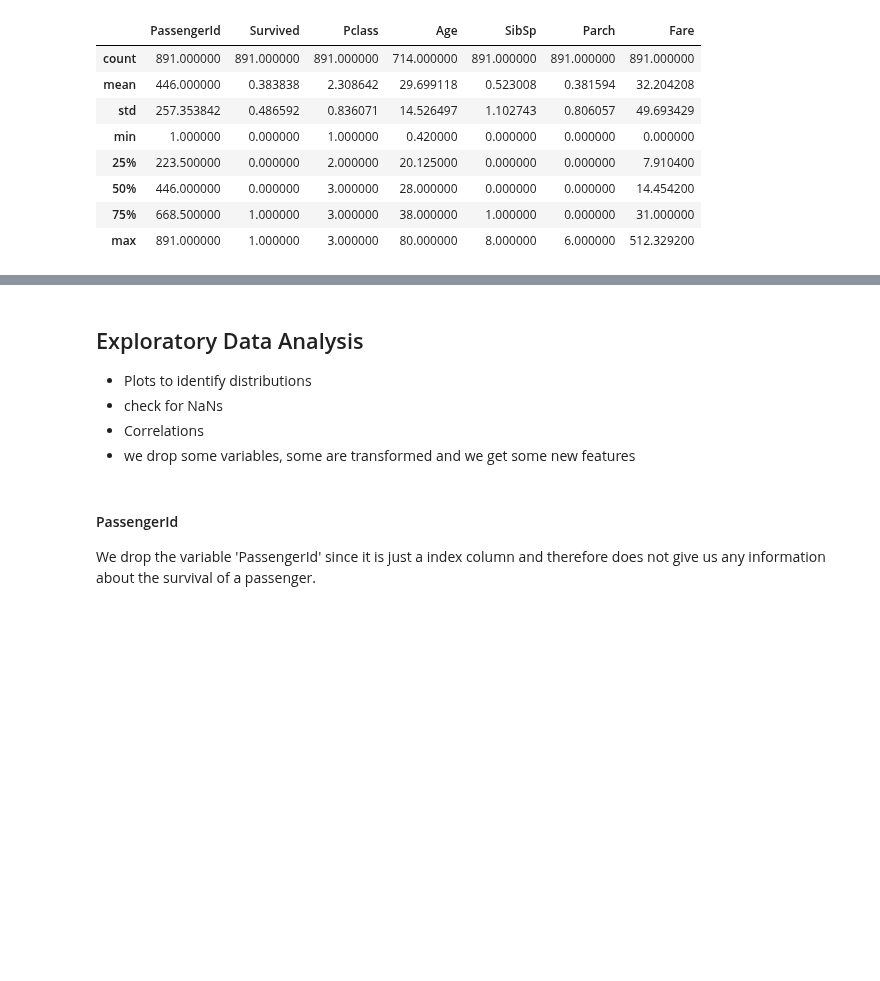
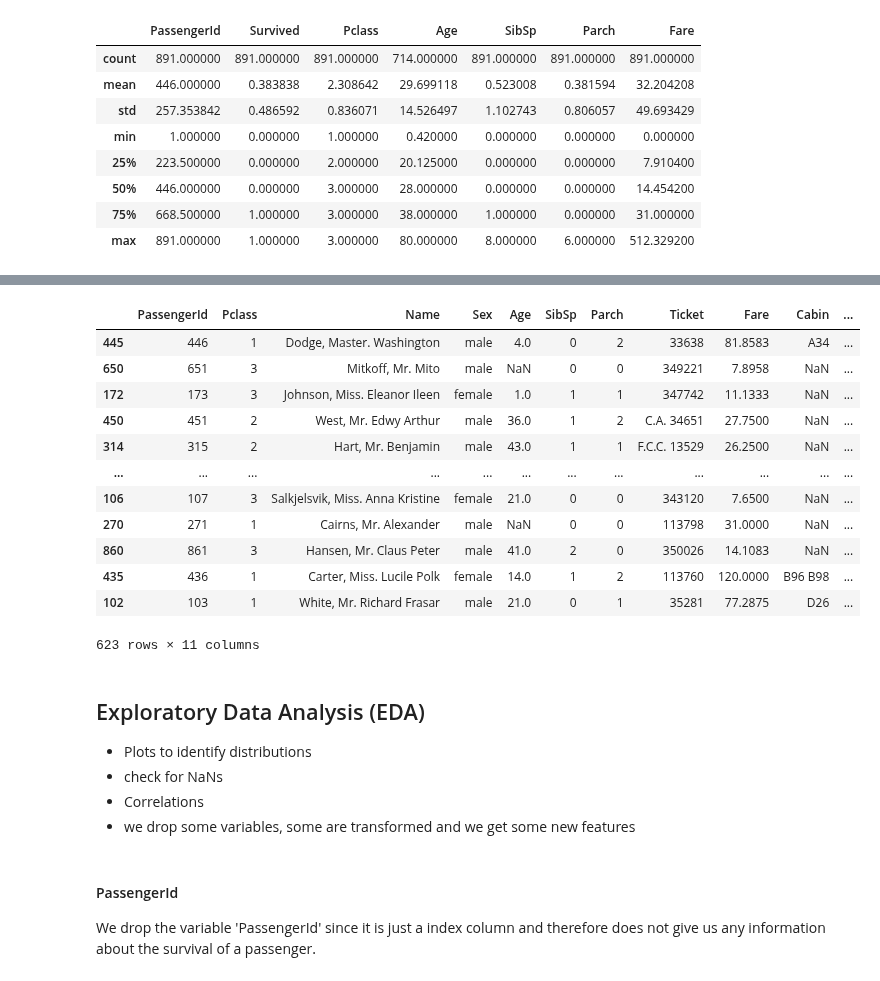
Before and after one commit to mariusjb/dm1-titanic, a Jupyter notebook: preprocessing.ipynb, the cells around one changed output, grey strips where cells are left out. Saved outputs shown, nothing was run; the diff lists cells and outputs as text; code cells hidden in the pictures; blank space fills up the shorter version.

```diff
--- a/preprocessing.ipynb
+++ b/preprocessing.ipynb
@@ -59,5 +65,28 @@ df.describe()
+# %%
+from sklearn.model_selection import train_test_split
+
+y = df["Survived"]
+X = df.drop("Survived", axis=1)
+
+X_train, X_test, y_train, y_test = train_test_split(X, y, test_size=0.3, random_state=42, shuffle=True)
+# %%
+X_train
+# %% [output]
+|  | PassengerId | Pclass | Name | Sex | Age | SibSp | Parch | Ticket | Fare | Cabin | ... |
+| 445 | 446 | 1 | Dodge, Master. Washington | male | 4.0 | 0 | 2 | 33638 | 81.8583 | A34 | ... |
+| 650 | 651 | 3 | Mitkoff, Mr. Mito | male | NaN | 0 | 0 | 349221 | 7.8958 | NaN | ... |
+| 172 | 173 | 3 | Johnson, Miss. Eleanor Ileen | female | 1.0 | 1 | 1 | 347742 | 11.1333 | NaN | ... |
+| 450 | 451 | 2 | West, Mr. Edwy Arthur | male | 36.0 | 1 | 2 | C.A. 34651 | 27.7500 | NaN | ... |
+| 314 | 315 | 2 | Hart, Mr. Benjamin | male | 43.0 | 1 | 1 | F.C.C. 13529 | 26.2500 | NaN | ... |
+| ... | ... | ... | ... | ... | ... | ... | ... | ... | ... | ... | ... |
+| 106 | 107 | 3 | Salkjelsvik, Miss. Anna Kristine | female | 21.0 | 0 | 0 | 343120 | 7.6500 | NaN | ... |
+| 270 | 271 | 1 | Cairns, Mr. Alexander | male | NaN | 0 | 0 | 113798 | 31.0000 | NaN | ... |
+| 860 | 861 | 3 | Hansen, Mr. Claus Peter | male | 41.0 | 2 | 0 | 350026 | 14.1083 | NaN | ... |
+| 435 | 436 | 1 | Carter, Miss. Lucile Polk | female | 14.0 | 1 | 2 | 113760 | 120.0000 | B96 B98 | ... |
+| 102 | 103 | 1 | White, Mr. Richard Frasar | male | 21.0 | 0 | 1 | 35281 | 77.2875 | D26 | ... |
+623 rows × 11 columns
 # %% [markdown]
-## Exploratory Data Analysis
+## Exploratory Data Analysis (EDA)
 
 - Plots to identify distributions
 - check for NaNs
```
Also changed, not shown: parts of 3 cells of this notebook.
